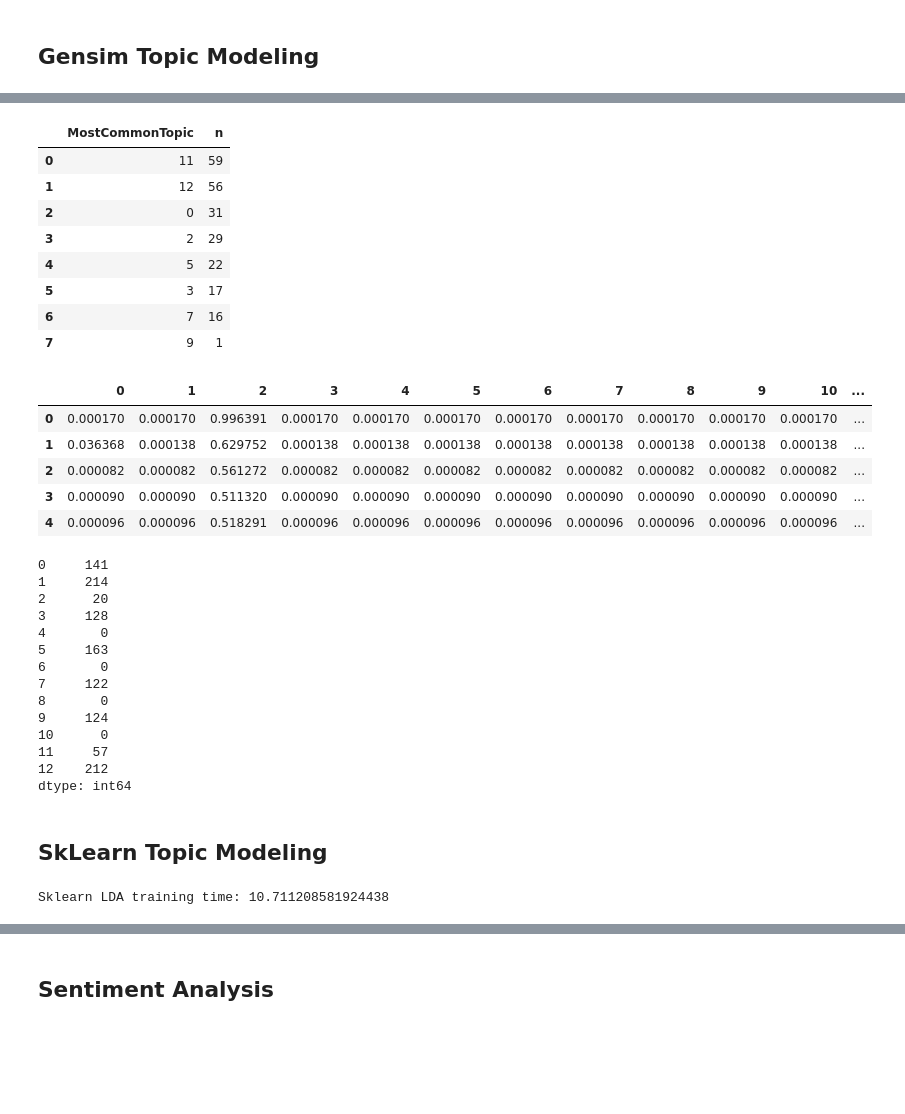
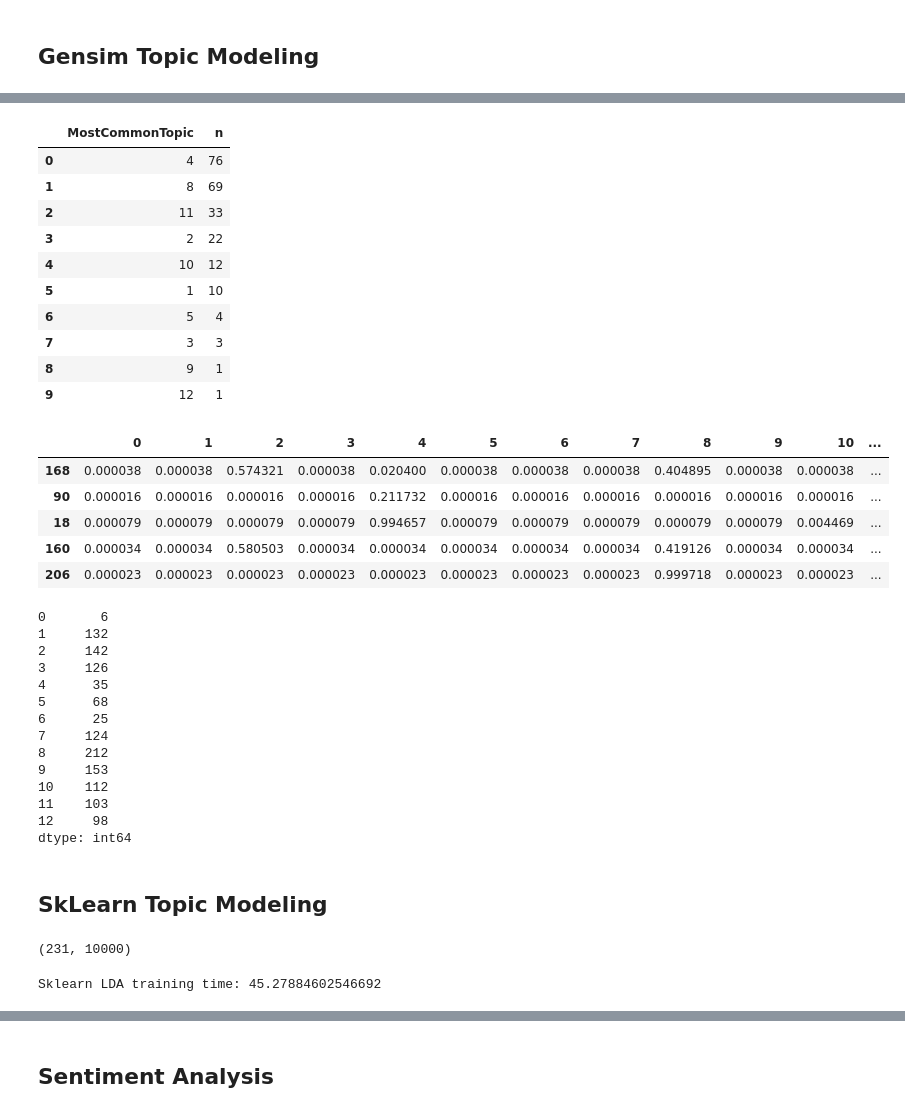
Before and after one commit to jessecambon/Data-Science-Sandbox, a Jupyter notebook: source/state_of_union_v2.ipynb, the cells around one changed output, grey strips where cells are left out. Saved outputs shown, nothing was run; the diff lists cells and outputs as text; code cells hidden in the pictures; blank space fills up the shorter version.

```diff
--- a/source/state_of_union_v2.ipynb
+++ b/source/state_of_union_v2.ipynb
@@ -133,6 +135,6 @@ common_dictionary = Dictionary(tokens)
 gensim_corpus = [common_dictionary.doc2bow(doc) for doc in tokens]
 # %%
 start = time.time()
-gensimLDA = gensim.models.ldamodel.LdaModel(gensim_corpus,num_topics=13,id2word=common_dictionary,passes=20)
+gensimLDA = gensim.models.ldamodel.LdaModel(gensim_corpus,num_topics=8,id2word=common_dictionary,passes=20)
 print('Gensim LDA training time: ' + str(time.time()-start))
 # %% [output]
@@ -166,3 +163,4 @@ topic 12: year american america people new work nation congress
 doc_top_proportions = [ gensimLDA.get_document_topics(doc,minimum_probability=0) for doc in gensim_corpus ]
 doc_top_probs = pd.DataFrame([[prob for (topic, prob) in prob_tuple] for prob_tuple in doc_top_proportions])
 doc_top_probs['MostCommonTopic'] = doc_top_probs.idxmax(axis=1)
+doc_top_probs['year'] = speeches_pd['year']
@@ -170,39 +176,41 @@ doc_top_probs['MostCommonTopic'] = doc_top_probs.idxmax(axis=1)
 tidy_count(doc_top_probs,'MostCommonTopic')
 # %% [output]
 |  | MostCommonTopic | n |
-| 0 | 11 | 59 |
-| 1 | 12 | 56 |
-| 2 | 0 | 31 |
-| 3 | 2 | 29 |
-| 4 | 5 | 22 |
-| 5 | 3 | 17 |
-| 6 | 7 | 16 |
-| 7 | 9 | 1 |
+| 0 | 4 | 76 |
+| 1 | 8 | 69 |
+| 2 | 11 | 33 |
+| 3 | 2 | 22 |
+| 4 | 10 | 12 |
+| 5 | 1 | 10 |
+| 6 | 5 | 4 |
+| 7 | 3 | 3 |
+| 8 | 9 | 1 |
+| 9 | 12 | 1 |
 # %%
-doc_top_probs.head(5)
+doc_top_probs.sample(5)
 # %% [output]
 |  | 0 | 1 | 2 | 3 | 4 | 5 | 6 | 7 | 8 | 9 | 10 | ... |
-| 0 | 0.000170 | 0.000170 | 0.996391 | 0.000170 | 0.000170 | 0.000170 | 0.000170 | 0.000170 | 0.000170 | 0.000170 | 0.000170 | ... |
-| 1 | 0.036368 | 0.000138 | 0.629752 | 0.000138 | 0.000138 | 0.000138 | 0.000138 | 0.000138 | 0.000138 | 0.000138 | 0.000138 | ... |
-| 2 | 0.000082 | 0.000082 | 0.561272 | 0.000082 | 0.000082 | 0.000082 | 0.000082 | 0.000082 | 0.000082 | 0.000082 | 0.000082 | ... |
-| 3 | 0.000090 | 0.000090 | 0.511320 | 0.000090 | 0.000090 | 0.000090 | 0.000090 | 0.000090 | 0.000090 | 0.000090 | 0.000090 | ... |
-| 4 | 0.000096 | 0.000096 | 0.518291 | 0.000096 | 0.000096 | 0.000096 | 0.000096 | 0.000096 | 0.000096 | 0.000096 | 0.000096 | ... |
+| 168 | 0.000038 | 0.000038 | 0.574321 | 0.000038 | 0.020400 | 0.000038 | 0.000038 | 0.000038 | 0.404895 | 0.000038 | 0.000038 | ... |
+| 90 | 0.000016 | 0.000016 | 0.000016 | 0.000016 | 0.211732 | 0.000016 | 0.000016 | 0.000016 | 0.000016 | 0.000016 | 0.000016 | ... |
+| 18 | 0.000079 | 0.000079 | 0.000079 | 0.000079 | 0.994657 | 0.000079 | 0.000079 | 0.000079 | 0.000079 | 0.000079 | 0.004469 | ... |
+| 160 | 0.000034 | 0.000034 | 0.580503 | 0.000034 | 0.000034 | 0.000034 | 0.000034 | 0.000034 | 0.419126 | 0.000034 | 0.000034 | ... |
+| 206 | 0.000023 | 0.000023 | 0.000023 | 0.000023 | 0.000023 | 0.000023 | 0.000023 | 0.000023 | 0.999718 | 0.000023 | 0.000023 | ... |
 # %%
 doc_top_probs.drop('MostCommonTopic',axis=1).idxmax(axis=0)
 # %% [output]
-0     141
-1     214
-2      20
-3     128
-4       0
-5     163
-6       0
-7     122
-8       0
-9     124
-10      0
-11     57
-12    212
+0       6
+1     132
+2     142
+3     126
+4      35
+5      68
+6      25
+7     124
+8     212
+9     153
+10    112
+11    103
+12     98
 dtype: int64
 # %% [markdown]
 ## SkLearn Topic Modeling
@@ -216,24 +227,29 @@ tfidf = pd.DataFrame(tvec.fit_transform([" ".join(doc) for doc in tokens]).toarr
+# %%
+tf.shape
+# %% [output]
+(231, 10000)
 # %%
 ## LDA Topic Modeling
-speech_lda = LatentDirichletAllocation(n_components=13,
+speech_lda = LatentDirichletAllocation(n_components=10,
                                  #      random_state=1,
                                     #   evaluate_every=0.5, # eval perplexity
                                     #   perp_tol=0.05,
-                                       max_iter=50,
-                                learning_method='online'
+                                       max_iter=50
+                           #     learning_method='online'
                                       )
 start = time.time()
-speech_lda.fit(tfidf) # fit model
+speech_lda.fit(tf) # fit model
 print('Sklearn LDA training time: ' + str(time.time()-start))
 
 # % makeup of each document by topic
-doc_topic = pd.DataFrame(speech_lda.transform(tfidf),
+doc_topic = pd.DataFrame(speech_lda.transform(tf),
                         columns=list(range(0,(speech_lda.n_components))))
 
 # What was the most common topic in each document?
 doc_topic['MostCommonTopic'] = doc_topic.idxmax(axis=1)
+doc_topic['year'] = speeches_pd['year']
 # %% [output]
-Sklearn LDA training time: 10.711208581924438
+Sklearn LDA training time: 45.27884602546692
 # %%
 tidy_count(doc_topic,'MostCommonTopic')
 # %% [output]
```
Also changed, not shown: parts of 18 cells of this notebook.
